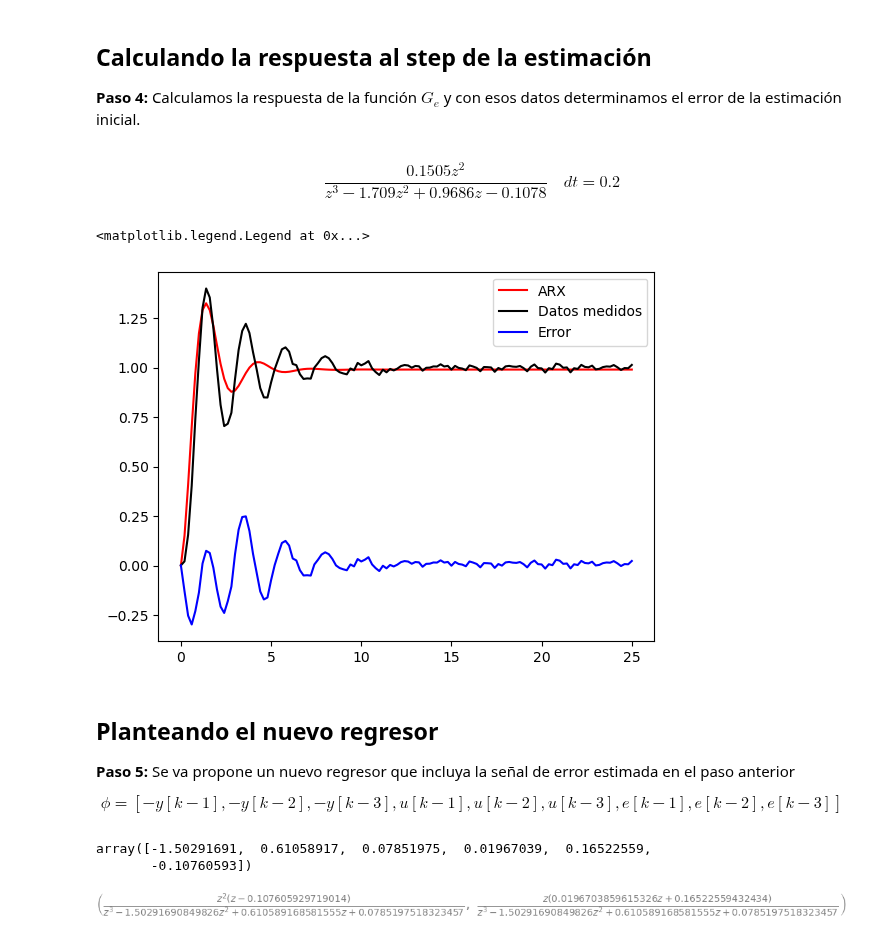
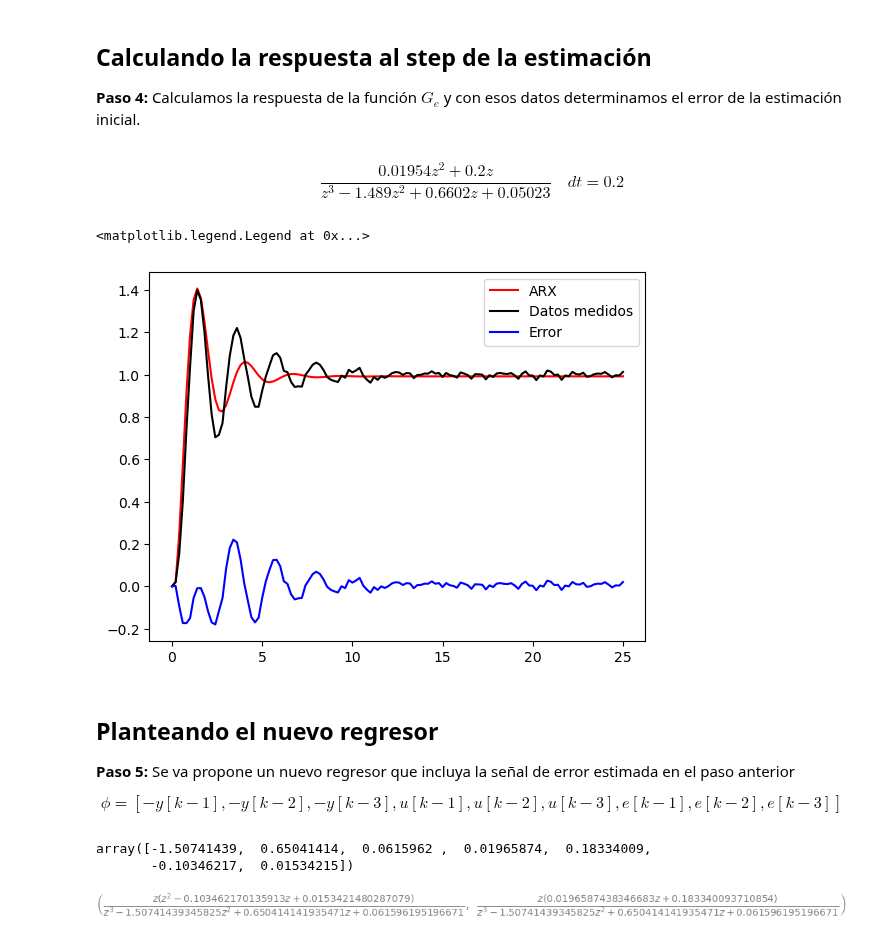
Before and after one commit to jairocuellar/System_identification, a Jupyter notebook: class_10_02.ipynb, the cells around one changed output. Drawn from its saved outputs; the diff is of its cells as text; code cells hidden in the pictures.

```diff
--- a/class_10_02.ipynb
+++ b/class_10_02.ipynb
@@ -65,7 +65,7 @@ for k in range(3,N):
     u_3[k]=u[k-3]
 # %%
 ## Creación del vector phi
-phi = np.array([-y_1,-y_2,-y_3,u_1]).transpose()
+phi = np.array([-y_1,-y_2,-y_3,u_1,u_2]).transpose()
 
 ## Definición de matriz de pesos para dar mayor peso al transitorio
 pesos = np.zeros(N)
@@ -109,10 +109,10 @@ G
 **Paso 4:** Calculamos la respuesta de la función $G_e$ y con esos datos determinamos el error de la estimación inicial.
 # %%
 ## Función de transferencia
-G_e = control.tf([theta[3],0,0],[1,theta[0],theta[1],theta[2]],dt)
+G_e = control.tf([theta[3],theta[4],0],[1,theta[0],theta[1],theta[2]],dt)
 G_e
 # %% [output]
-$$\frac{0.1505 z^2}{z^3 - 1.709 z^2 + 0.9686 z - 0.1078}\quad dt = 0.2$$
+$$\frac{0.01954 z^2 + 0.2 z}{z^3 - 1.489 z^2 + 0.6602 z + 0.05023}\quad dt = 0.2$$
 # %%
 ## Definiendo la función de transferencia estimada ARX
 _,ye = control.step_response(G_e,t)
@@ -130,7 +130,7 @@ plt.plot(t,e,color = 'blue')
 plt.legend(['ARX','Datos medidos','Error'])
 # %% [output]
 <matplotlib.legend.Legend at 0x...>
-[figure, old version]
+[figure, new version]
 # %% [markdown]
 ## Planteando el nuevo regresor
 
@@ -156,7 +156,7 @@ for k in range(3,N):
     ye_3[k]=ye[k-3]
 
 ## Creación del vector phi segunda estimación
-phi2 = np.array([-y_1,-y_2,-y_3,u_1,u_2,e_1]).transpose()
+phi2 = np.array([-y_1,-y_2,-y_3,u_1,u_2,e_1,e_2]).transpose()
 
 # Parámetro para la regularización de los minimos cuadrados (entre 0 y 1)
 # Garantiza que la matriz (phi^T*phi)^-1 exista y se pueda estimar
@@ -166,21 +166,21 @@ Am = np.dot(phi2.T,phi2) + alpha*np.eye(len(np.dot(phi2.T,phi2)))
 theta2 = np.dot(np.linalg.inv(Am),np.dot(phi2.T,yn))
 theta2
 # %% [output]
-array([-1.50291691,  0.61058917,  0.07851975,  0.01967039,  0.16522559,
-       -0.10760593])
+array([-1.50741439,  0.65041414,  0.0615962 ,  0.01965874,  0.18334009,
+       -0.10346217,  0.01534215])
 # %%
 ## Definir el modelo ARX    y(t) = G(z)u(t) + H(z)e(t)
 ## G = B/A,    H = 1/A
 
 ## Construir los polinomios A(z) y B(z)
 A = 1 + theta2[0]*z**-1 + theta2[1]*z**-2+ theta2[2]*z**-3
 B = theta2[3]*z**-1 + theta2[4]*z**-2
-C = 1 + theta2[5]*z**-1
+C = 1 + theta2[5]*z**-1 + theta2[6]*z**-2
 G = (B/A).simplify()
 H = (C/A).simplify()
 H, G
 # %% [output]
-[figure, old version]
+[figure, new version]
 # %%
 ## Armando la función de transferencia estimada con los parámetros hallados
 G2 = control.tf([theta2[3],theta2[4],0],[1,theta2[0],theta2[1],theta2[2]],dt)
```
Also changed, not shown: parts of 6 cells of this notebook, 4 other files.
